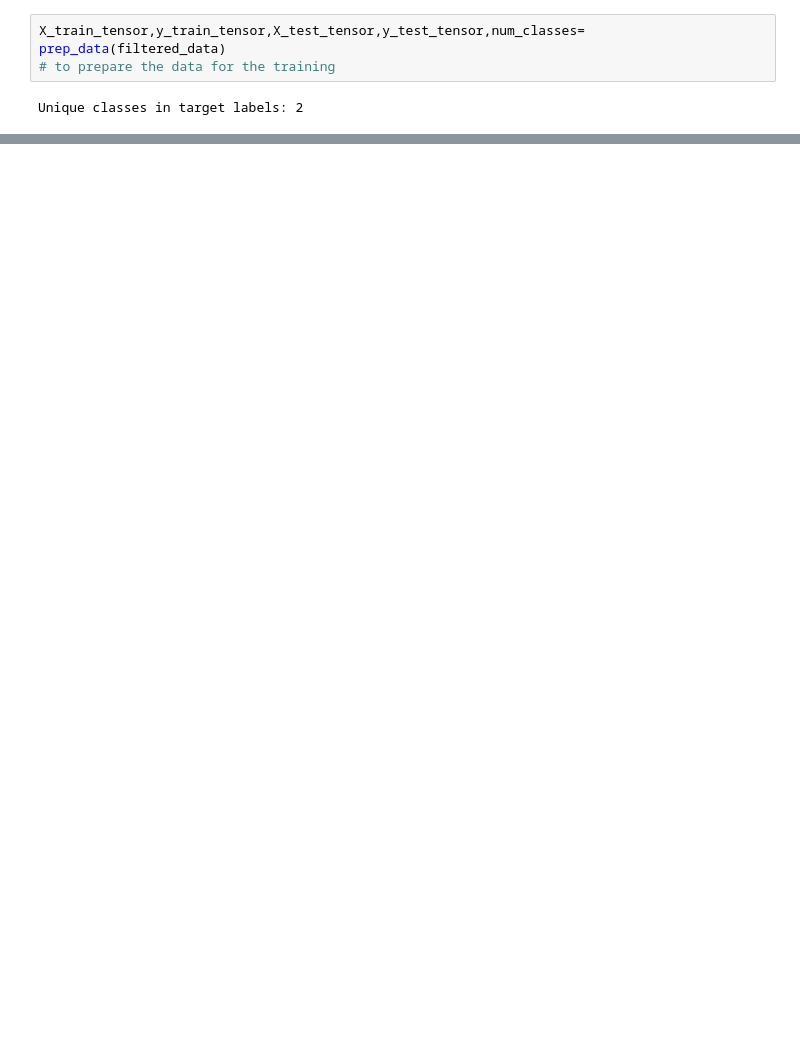
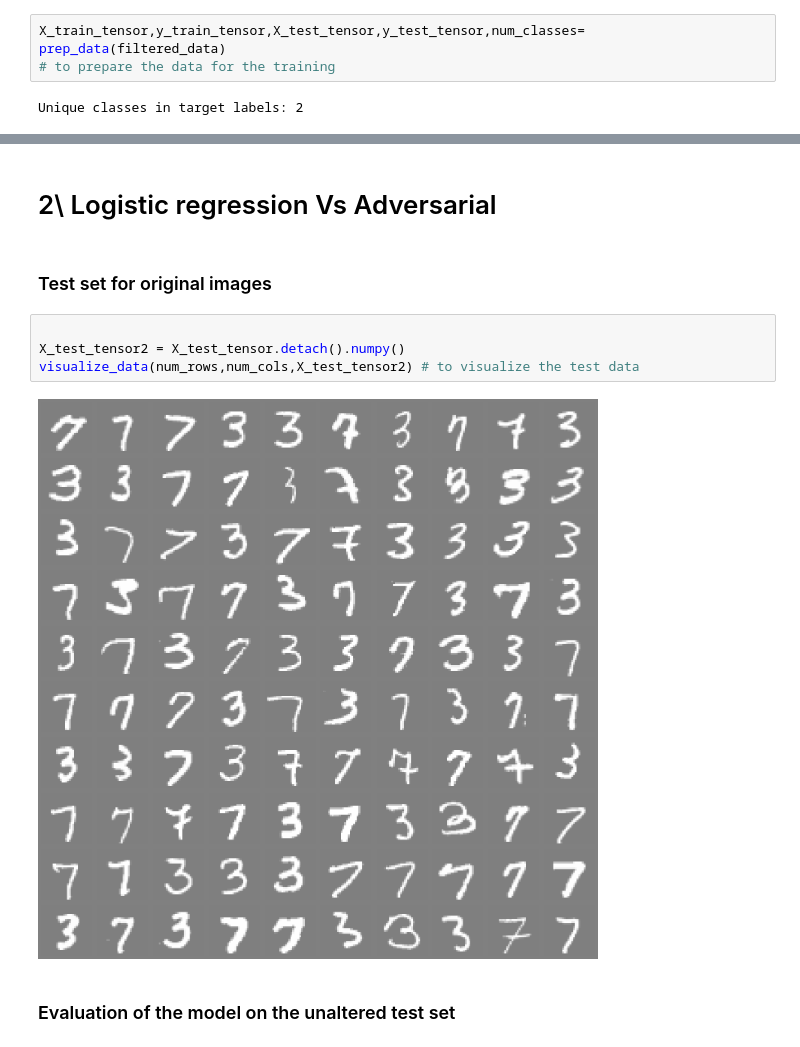
Before and after one commit to quentinRolld/Adversarial_attack, a Jupyter notebook: Adversarial_vs_weight_decay/Adv_vs_lin.ipynb, the cells around one changed output, grey strips where cells are left out. Saved outputs shown, nothing was run; the diff lists cells and outputs as text; blank space fills up the shorter version.

```diff
--- a/Adversarial_vs_weight_decay/Adv_vs_lin.ipynb
+++ b/Adversarial_vs_weight_decay/Adv_vs_lin.ipynb
@@ -68 +81,13 @@ visualize_weights_and_signs(model_trained) # to visualize the weights and signs
+# %% [markdown]
+# 2\ Logistic regression Vs Adversarial
+# %% [markdown]
+### Test set for original images
+# %%
+
+X_test_tensor2 = X_test_tensor.detach().numpy()
+visualize_data(num_rows,num_cols,X_test_tensor2) # to visualize the test data
+# %% [output]
+[figure, added]
+# %% [markdown]
+### Evaluation of the model on the unaltered test set
 # %%
```
Also changed, not shown: parts of 20 cells of this notebook.
